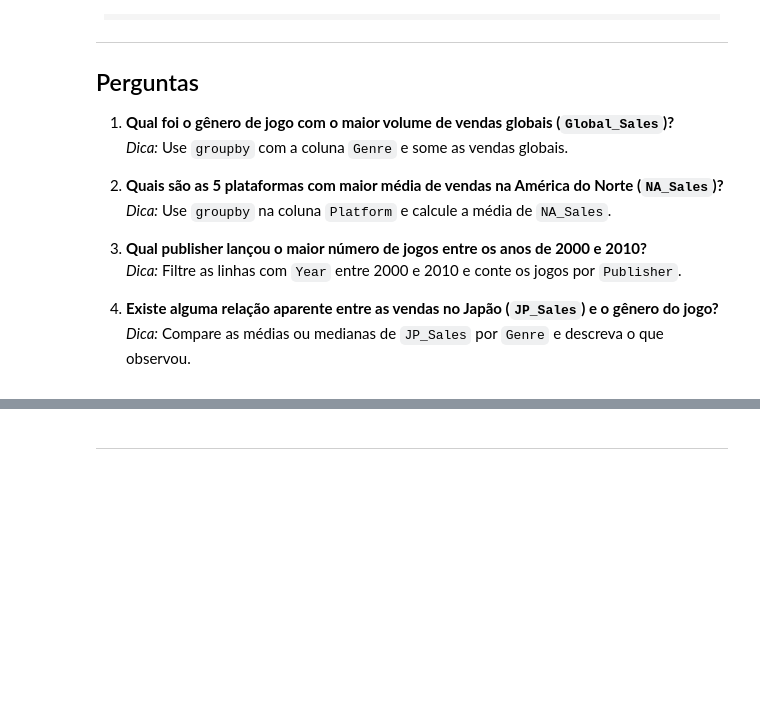
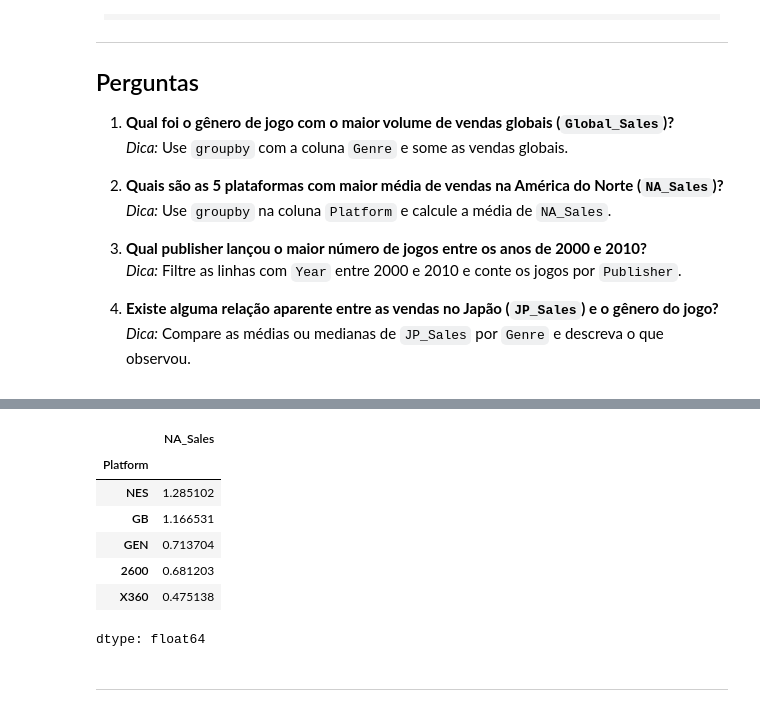
Before and after one commit to MariPinas/data_science_2025, a Jupyter notebook: notebooks/Lab03_Essential_Libs_PartII/Exercicio_pandas.ipynb, the cells around one changed output, grey strips where cells are left out. Saved outputs shown, nothing was run; the diff lists cells and outputs as text; code cells hidden in the pictures; blank space fills up the shorter version.

```diff
--- a/notebooks/Lab03_Essential_Libs_PartII/Exercicio_pandas.ipynb
+++ b/notebooks/Lab03_Essential_Libs_PartII/Exercicio_pandas.ipynb
@@ -212,2 +257,19 @@ Este dicionário descreve cada uma das colunas presentes no dataset de vendas de
+# %%
+# Quais são as 5 plataformas com maior média de vendas na América do Norte (NA_Sales)?
+# Dica: Use groupby na coluna Platform e calcule a média de NA_Sales.
+
+
+maiorMedia=df_vgsales.groupby('Platform')['NA_Sales'].mean()
+
+maiorMedia.sort_values(ascending = False).head(5)
+# %% [output]
+|  | NA_Sales |
+| Platform |  |
+| NES | 1.285102 |
+| GB | 1.166531 |
+| GEN | 0.713704 |
+| 2600 | 0.681203 |
+| X360 | 0.475138 |
+dtype: float64
 # %% [markdown]
 ---
```
Also changed, not shown: parts of 8 cells of this notebook.
